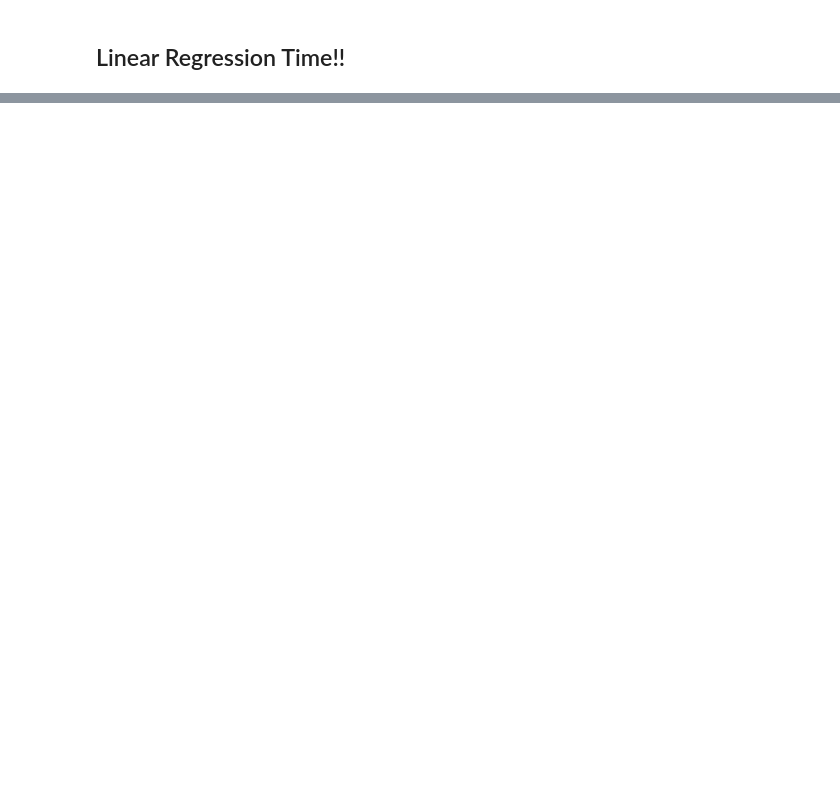
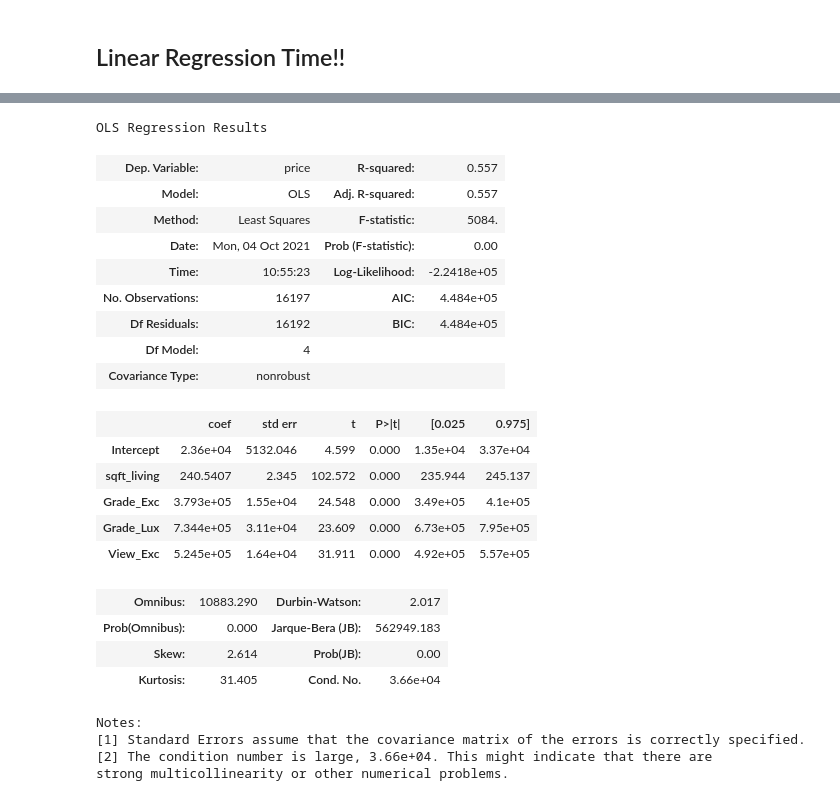
Before and after one commit to theobigdog/DS_083021_Phase2_Project, a Jupyter notebook: IndividualJupyters/Ted_Anal.ipynb, the cells around one changed output, grey strips where cells are left out. Drawn from its saved outputs; the diff is of its cells as text; code cells hidden in the pictures; blank space fills up the shorter version.

```diff
--- a/IndividualJupyters/Ted_Anal.ipynb
+++ b/IndividualJupyters/Ted_Anal.ipynb
@@ -1134,0 +1280,31 @@ sns.residplot(x=rename_drop[most_corr_feat], y=y_train,
+# %%
+formula = 'price ~ sqft_living + Grade_Exc + Grade_Lux + View_Exc'
+sqft_above_mod = ols(formula = formula, data = rename_drop).fit()
+sqft_above_summ = sqft_above_mod.summary()
+baseline = sqft_above_summ
+baseline
+# %% [output]
+OLS Regression Results
+| Dep. Variable: | price | R-squared: | 0.557 |
+| Model: | OLS | Adj. R-squared: | 0.557 |
+| Method: | Least Squares | F-statistic: | 5084. |
+| Date: | Mon, 04 Oct 2021 | Prob (F-statistic): | 0.00 |
+| Time: | 10:55:23 | Log-Likelihood: | -2.2418e+05 |
+| No. Observations: | 16197 | AIC: | 4.484e+05 |
+| Df Residuals: | 16192 | BIC: | 4.484e+05 |
+| Df Model: | 4 |  |  |
+| Covariance Type: | nonrobust |  |  |
+|  | coef | std err | t | P>|t| | [0.025 | 0.975] |
+| Intercept | 2.36e+04 | 5132.046 | 4.599 | 0.000 | 1.35e+04 | 3.37e+04 |
+| sqft_living | 240.5407 | 2.345 | 102.572 | 0.000 | 235.944 | 245.137 |
+| Grade_Exc | 3.793e+05 | 1.55e+04 | 24.548 | 0.000 | 3.49e+05 | 4.1e+05 |
+| Grade_Lux | 7.344e+05 | 3.11e+04 | 23.609 | 0.000 | 6.73e+05 | 7.95e+05 |
+| View_Exc | 5.245e+05 | 1.64e+04 | 31.911 | 0.000 | 4.92e+05 | 5.57e+05 |
+| Omnibus: | 10883.290 | Durbin-Watson: | 2.017 |
+| Prob(Omnibus): | 0.000 | Jarque-Bera (JB): | 562949.183 |
+| Skew: | 2.614 | Prob(JB): | 0.00 |
+| Kurtosis: | 31.405 | Cond. No. | 3.66e+04 |
+Notes:
+[1] Standard Errors assume that the covariance matrix of the errors is correctly specified.
+[2] The condition number is large, 3.66e+04. This might indicate that there are
+strong multicollinearity or other numerical problems.
```
Also changed, not shown: parts of 24 cells of this notebook, 1 other file.
